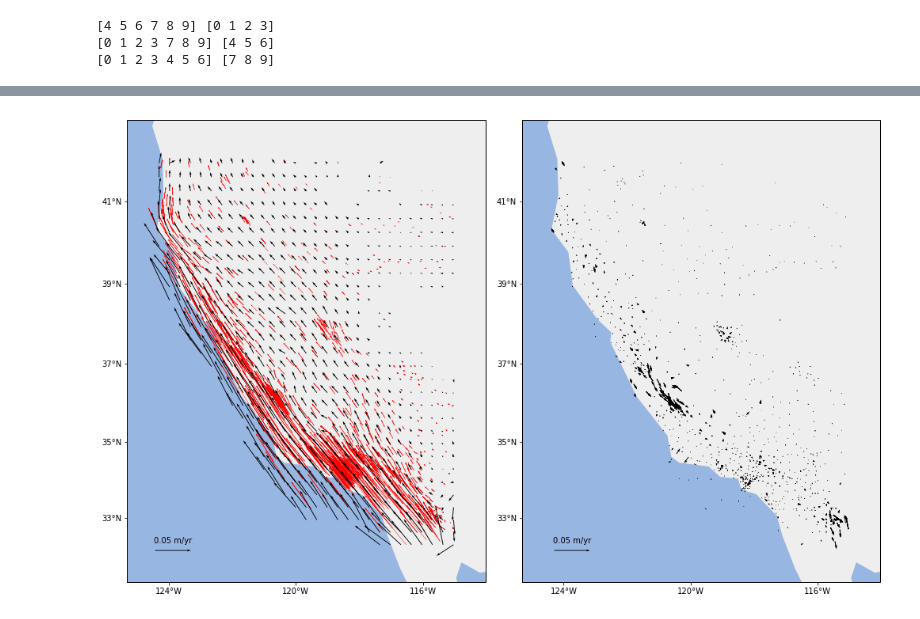
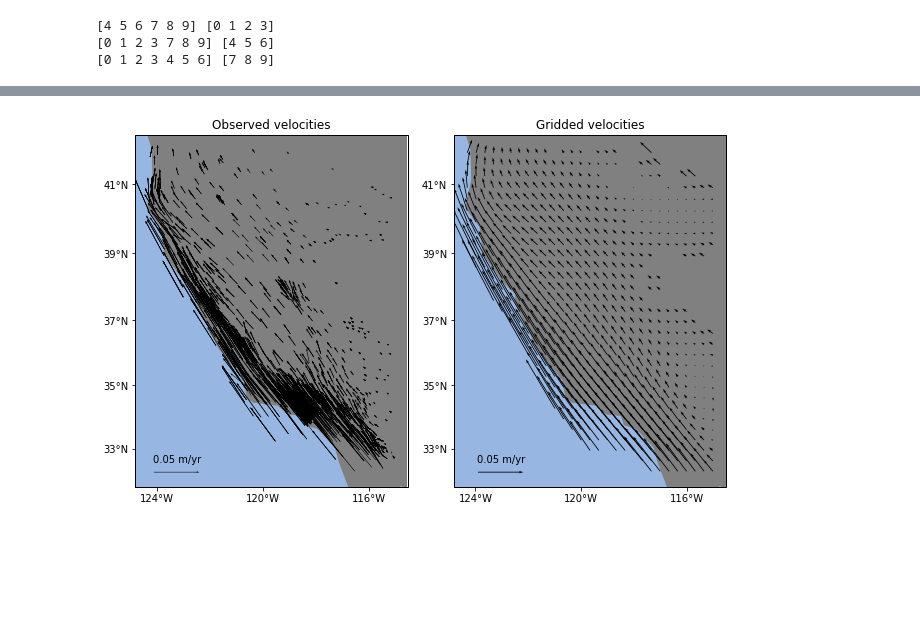
Before and after one commit to fatiando/verde, a Jupyter notebook: sandbox.ipynb, the cells around one changed output, grey strips where cells are left out. Drawn from its saved outputs; the diff is of its cells as text; code cells hidden in the pictures; blank space fills up the shorter version.

```diff
--- a/sandbox.ipynb
+++ b/sandbox.ipynb
@@ -72,0 +83,2 @@ print(force_spacings, dampings)
+# %%
+client = Client()
@@ -116,0 +147,10 @@ Chain(steps=[('mean', BlockMean(adjust='spacing', center_coordinates=False, regi
+# %%
+chain = vd.Chain([
+    #('mean', vd.BlockMean(spacing*111e3, uncertainty=True)),
+    ('mean', vd.BlockReduce(np.mean, spacing*111e3)),
+    ('trend', vd.VectorTrend(degree=5)),
+    ('spline', vd.Vector2D())])
+# %%
+%%time
+chain.fit(projection(data.longitude.values, data.latitude.values),
+          (data.velocity_east, data.velocity_north))
@@ -129,10 +177,10 @@ def setup_map(ax, title):
     ax.set_yticks(np.arange(33, 42, 2), crs=crs)
     ax.xaxis.set_major_formatter(LongitudeFormatter())
     ax.yaxis.set_major_formatter(LatitudeFormatter())
-    ax.add_feature(cfeature.LAND, facecolor='#eeeeee')
+    ax.add_feature(cfeature.LAND, facecolor='gray')
     ax.add_feature(cfeature.OCEAN)
-    #ax.set_extent((234, 246, 31, 43), crs=crs)
-    ax.set_extent(pad_region(region, pad=1), crs=crs)
+    #ax.set_extent(region, crs=crs)
+    ax.set_extent(pad_region(region, pad=0.5), crs=crs)
 # %%
 predicted = chain.predict(projection(data.longitude.values, data.latitude.values))
 residuals = (data.velocity_east - predicted[0], data.velocity_north - predicted[1])
@@ -147,27 +195,24 @@ plt.tight_layout()
 # %%
 # Make a plot of the data using Cartopy to handle projections and coastlines
-fig, axes = plt.subplots(1, 2, figsize=(14, 10),
+fig, axes = plt.subplots(1, 2, figsize=(9, 7),
                          subplot_kw=dict(projection=ccrs.Mercator()))
 crs = ccrs.PlateCarree()
 # Plot the two trend components
 ax = axes[0]
-ax.quiver(data.longitude.values, data.latitude.values,
+tmp = ax.quiver(data.longitude.values, data.latitude.values,
           data.velocity_east.values, data.velocity_north.values,
-          scale=0.5, transform=crs, color='r', width=0.001)
+          scale=0.3, transform=crs, color='k', width=0.002)
+ax.quiverkey(tmp, 0.13, 0.18, 0.05, label='0.05 m/yr', coordinates='figure')
+setup_map(ax, 'Observed velocities')
+
+ax = axes[1]
 tmp = ax.quiver(grid.longitude.values, grid.latitude.values,
           grid.east_component.values, grid.north_component.values,
-          scale=0.5, transform=crs, width=0.002)
-ax.quiverkey(tmp, 0.1, 0.15, 0.05, label='0.05 m/yr', coordinates='figure')
-setup_map(ax, '')
-
-ax = axes[1]
-tmp = ax.quiver(data.longitude.values, data.latitude.values,
-          residuals[0].values, residuals[1].values,
-          scale=0.5, transform=crs, width=0.002)
-ax.quiverkey(tmp, 0.6, 0.15, 0.05, label='0.05 m/yr', coordinates='figure')
-setup_map(ax, '')
+          scale=0.3, transform=crs, width=0.003)
+ax.quiverkey(tmp, 0.63, 0.18, 0.05, label='0.05 m/yr', coordinates='figure')
+setup_map(ax, 'Gridded velocities')
 
 plt.tight_layout()
 plt.show()
 # %% [output]
-[figure, old version]
+[figure, new version]
```
Also changed, not shown: parts of 12 cells of this notebook, 2 other files.
